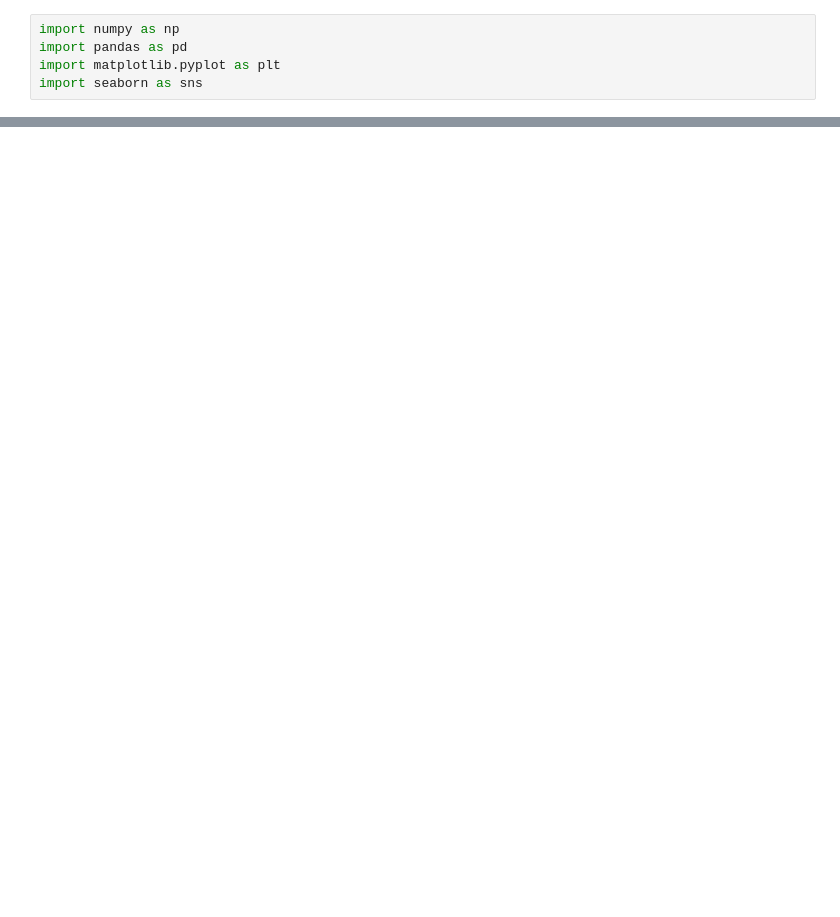
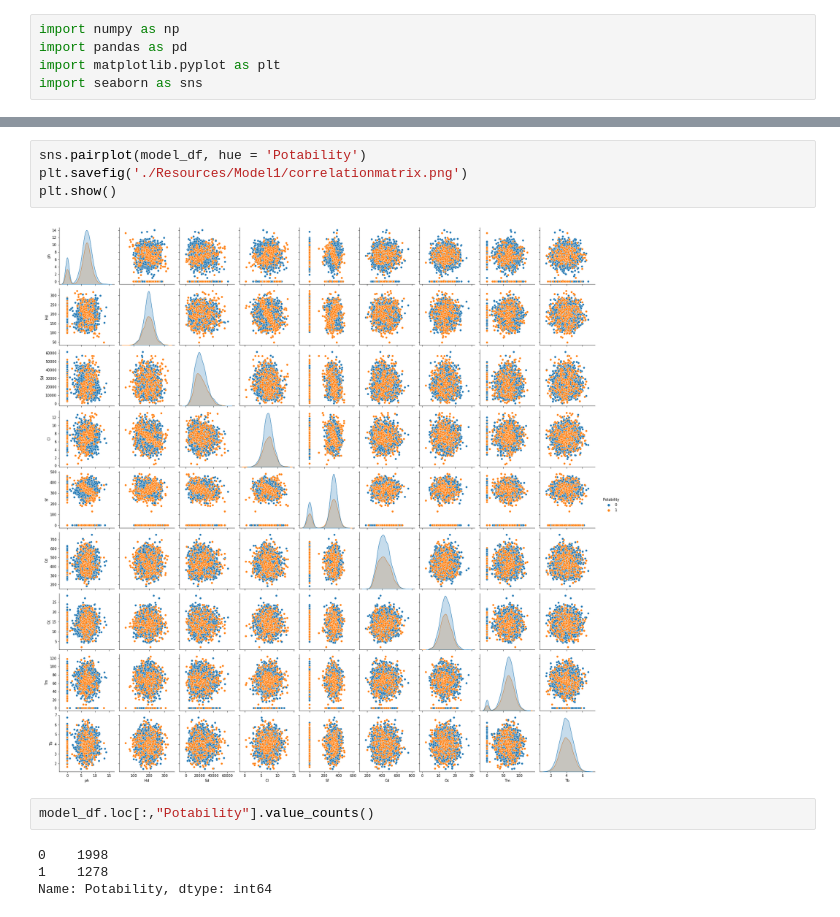
Before and after one commit to abhikenobi/Data-Morphin-Power-Rangers, a Jupyter notebook: Model 1 FillNa.ipynb, the cells around one changed output, grey strips where cells are left out. Saved outputs shown, nothing was run; the diff lists cells and outputs as text; blank space fills up the shorter version.

```diff
--- a/Model 1 FillNa.ipynb
+++ b/Model 1 FillNa.ipynb
@@ -22,0 +67,12 @@ model_df
+# %%
+sns.pairplot(model_df, hue = 'Potability')
+plt.savefig('./Resources/Model1/correlationmatrix.png')
+plt.show()
+# %% [output]
+[figure, added]
+# %%
+model_df.loc[:,"Potability"].value_counts()
+# %% [output]
+0    1998
+1    1278
+Name: Potability, dtype: int64
```
Also changed, not shown: parts of 45 cells of this notebook, 15 other files.
